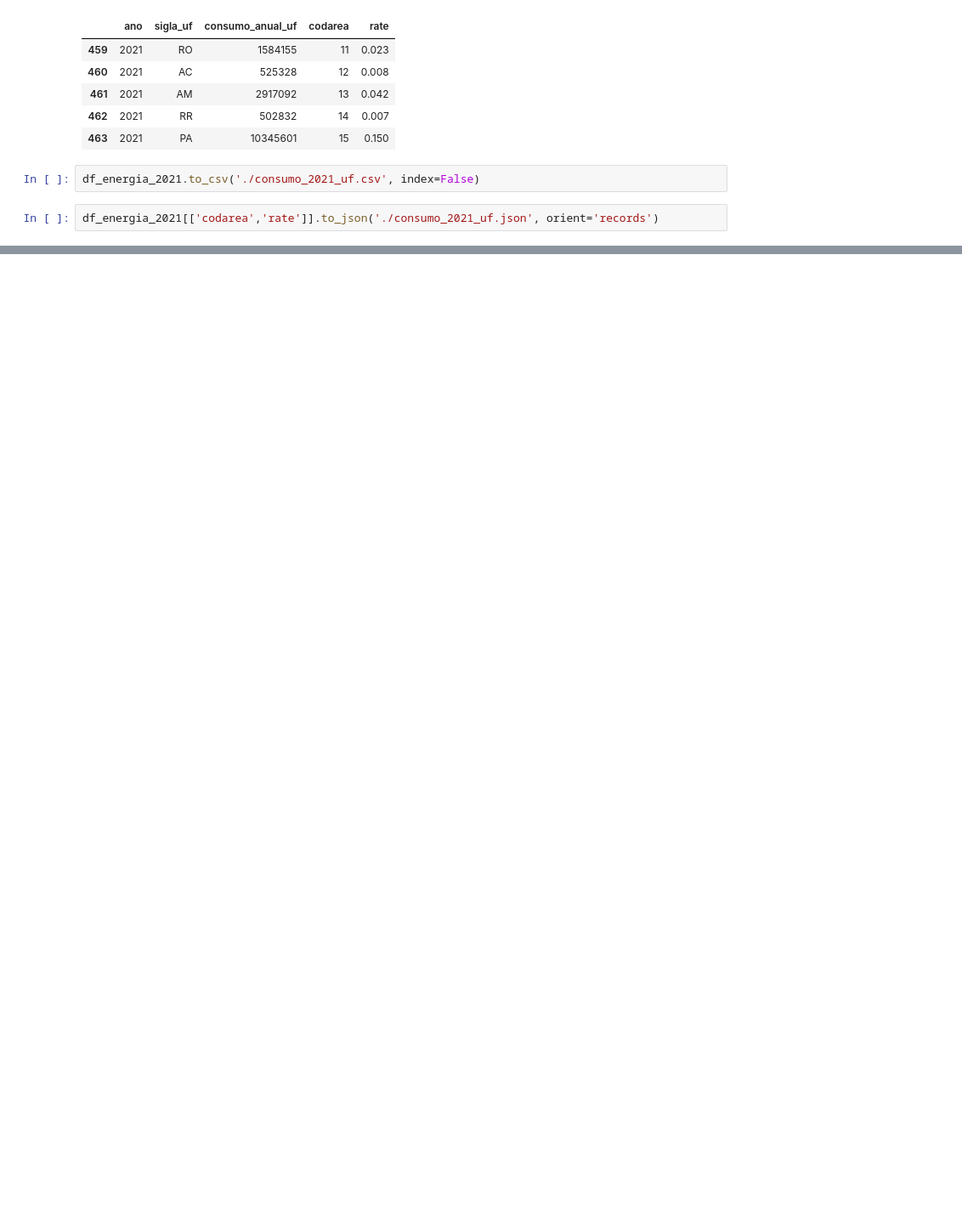
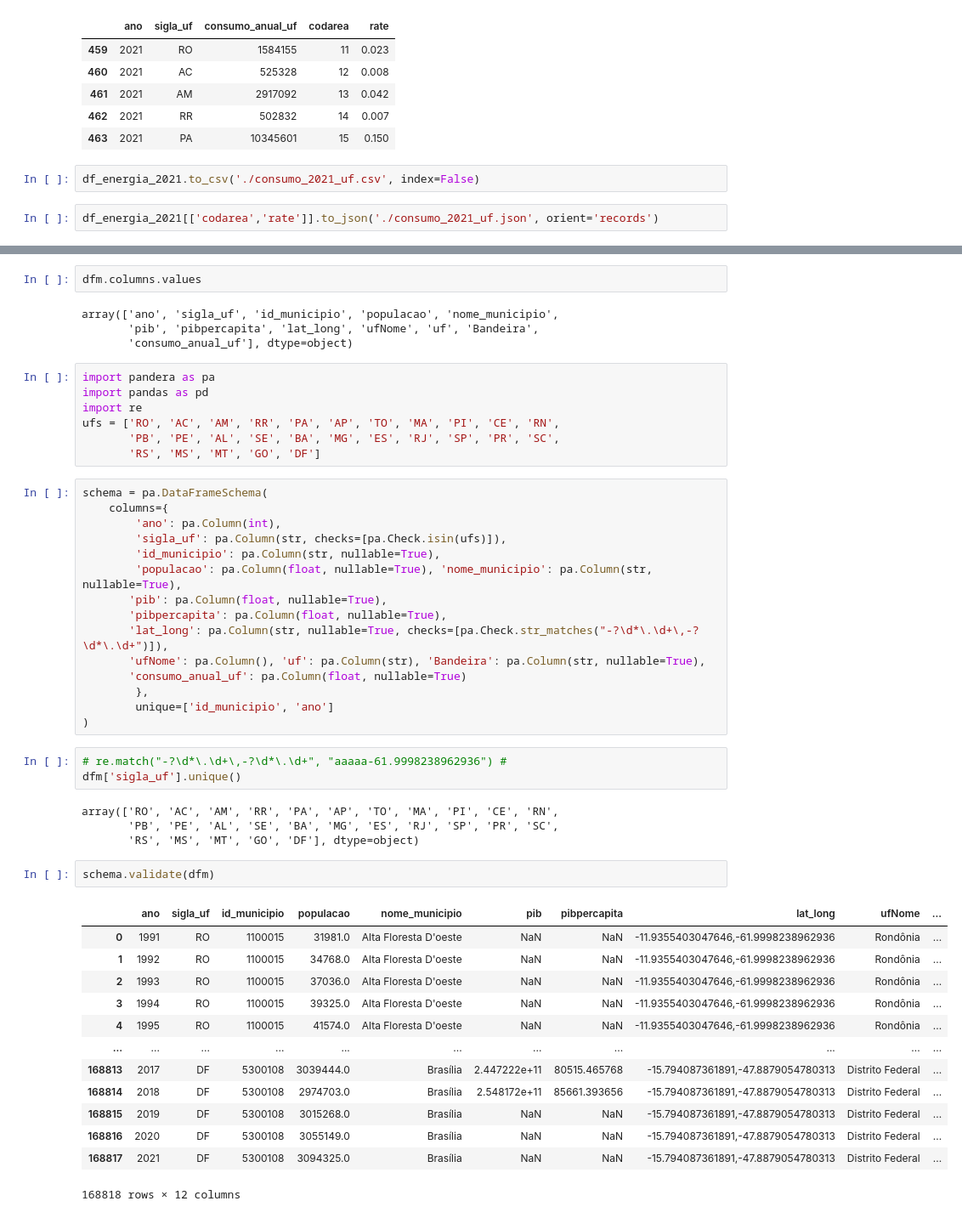
Before and after one commit to alexlopespereira/enapespcd2021, a Jupyter notebook: D9/Notebooks/Aula8_PIB_GeoMunicipios_Bandeiras_ConsumoEnergia.ipynb, the cells around one changed output, grey strips where cells are left out. Shown: that part at 85% size. Cells and saved outputs as stored; diff of their text form; blank space fills up the shorter version.

```diff
--- a/D9/Notebooks/Aula8_PIB_GeoMunicipios_Bandeiras_ConsumoEnergia.ipynb
+++ b/D9/Notebooks/Aula8_PIB_GeoMunicipios_Bandeiras_ConsumoEnergia.ipynb
@@ -389,0 +412,51 @@ df_energia_2021[['codarea','rate']].to_json('./consumo_2021_uf.json', orient='re
+# %%
+dfm.columns.values
+# %% [output]
+array(['ano', 'sigla_uf', 'id_municipio', 'populacao', 'nome_municipio',
+       'pib', 'pibpercapita', 'lat_long', 'ufNome', 'uf', 'Bandeira',
+       'consumo_anual_uf'], dtype=object)
+# %%
+import pandera as pa
+import pandas as pd
+import re
+ufs = ['RO', 'AC', 'AM', 'RR', 'PA', 'AP', 'TO', 'MA', 'PI', 'CE', 'RN',
+       'PB', 'PE', 'AL', 'SE', 'BA', 'MG', 'ES', 'RJ', 'SP', 'PR', 'SC',
+       'RS', 'MS', 'MT', 'GO', 'DF']
+# %%
+schema = pa.DataFrameSchema(
+    columns={
+        'ano': pa.Column(int),
+        'sigla_uf': pa.Column(str, checks=[pa.Check.isin(ufs)]),
+        'id_municipio': pa.Column(str, nullable=True),
+        'populacao': pa.Column(float, nullable=True), 'nome_municipio': pa.Column(str, nullable=True),
+       'pib': pa.Column(float, nullable=True),
+       'pibpercapita': pa.Column(float, nullable=True),
+       'lat_long': pa.Column(str, nullable=True, checks=[pa.Check.str_matches("-?\d*\.\d+\,-?\d*\.\d+")]),
+       'ufNome': pa.Column(), 'uf': pa.Column(str), 'Bandeira': pa.Column(str, nullable=True),
+       'consumo_anual_uf': pa.Column(float, nullable=True)
+        },
+        unique=['id_municipio', 'ano']
+)
+# %%
+# re.match("-?\d*\.\d+\,-?\d*\.\d+", "aaaaa-61.9998238962936") #
+dfm['sigla_uf'].unique()
+# %% [output]
+array(['RO', 'AC', 'AM', 'RR', 'PA', 'AP', 'TO', 'MA', 'PI', 'CE', 'RN',
+       'PB', 'PE', 'AL', 'SE', 'BA', 'MG', 'ES', 'RJ', 'SP', 'PR', 'SC',
+       'RS', 'MS', 'MT', 'GO', 'DF'], dtype=object)
+# %%
+schema.validate(dfm)
+# %% [output]
+|  | ano | sigla_uf | id_municipio | populacao | nome_municipio | pib | pibpercapita | lat_long | ufNome | ... |
+| 0 | 1991 | RO | 1100015 | 31981.0 | Alta Floresta D'oeste | NaN | NaN | -11.9355403047646,-61.9998238962936 | Rondônia | ... |
+| 1 | 1992 | RO | 1100015 | 34768.0 | Alta Floresta D'oeste | NaN | NaN | -11.9355403047646,-61.9998238962936 | Rondônia | ... |
+| 2 | 1993 | RO | 1100015 | 37036.0 | Alta Floresta D'oeste | NaN | NaN | -11.9355403047646,-61.9998238962936 | Rondônia | ... |
+| 3 | 1994 | RO | 1100015 | 39325.0 | Alta Floresta D'oeste | NaN | NaN | -11.9355403047646,-61.9998238962936 | Rondônia | ... |
+| 4 | 1995 | RO | 1100015 | 41574.0 | Alta Floresta D'oeste | NaN | NaN | -11.9355403047646,-61.9998238962936 | Rondônia | ... |
+| ... | ... | ... | ... | ... | ... | ... | ... | ... | ... | ... |
+| 168813 | 2017 | DF | 5300108 | 3039444.0 | Brasília | 2.447222e+11 | 80515.465768 | -15.794087361891,-47.8879054780313 | Distrito Federal | ... |
+| 168814 | 2018 | DF | 5300108 | 2974703.0 | Brasília | 2.548172e+11 | 85661.393656 | -15.794087361891,-47.8879054780313 | Distrito Federal | ... |
+| 168815 | 2019 | DF | 5300108 | 3015268.0 | Brasília | NaN | NaN | -15.794087361891,-47.8879054780313 | Distrito Federal | ... |
+| 168816 | 2020 | DF | 5300108 | 3055149.0 | Brasília | NaN | NaN | -15.794087361891,-47.8879054780313 | Distrito Federal | ... |
+| 168817 | 2021 | DF | 5300108 | 3094325.0 | Brasília | NaN | NaN | -15.794087361891,-47.8879054780313 | Distrito Federal | ... |
+168818 rows × 12 columns
```
Also changed, not shown: parts of 3 cells of this notebook.
